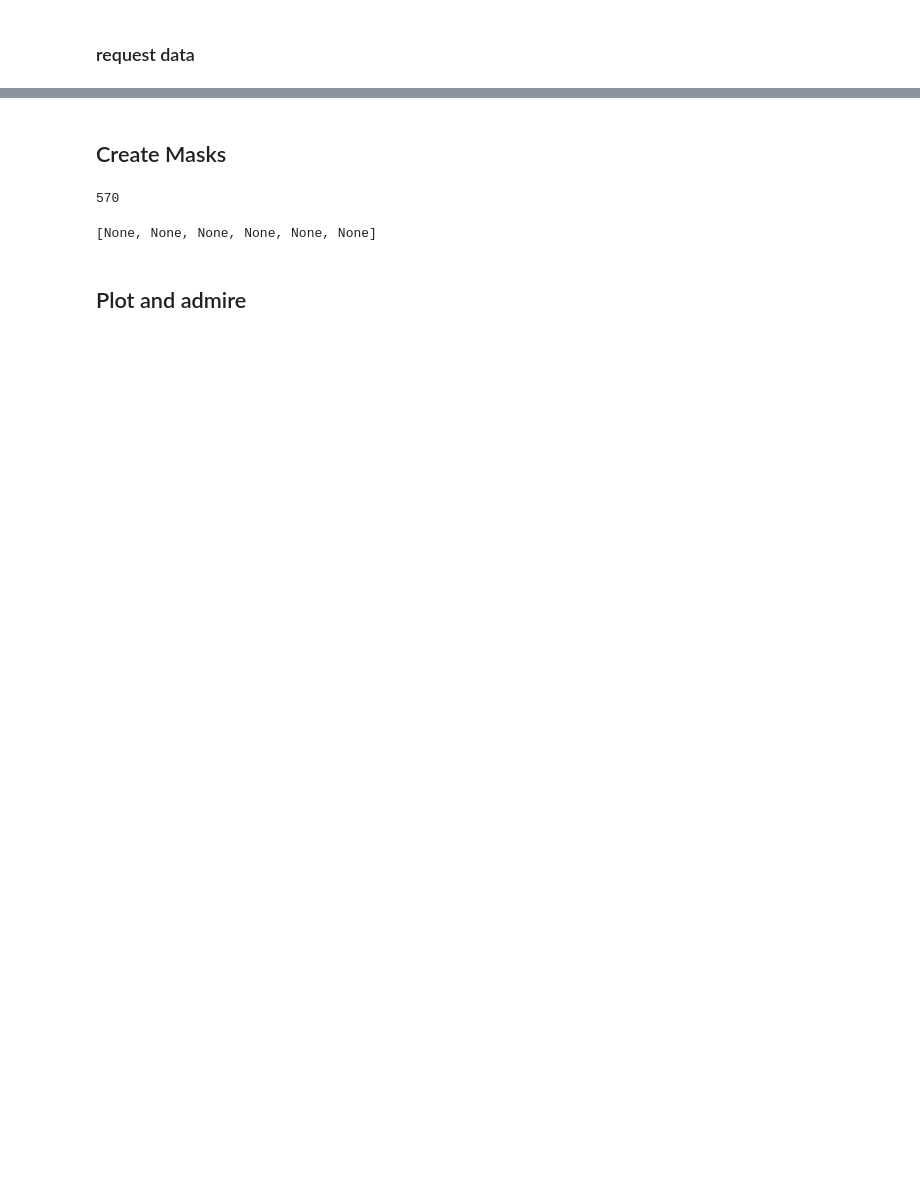
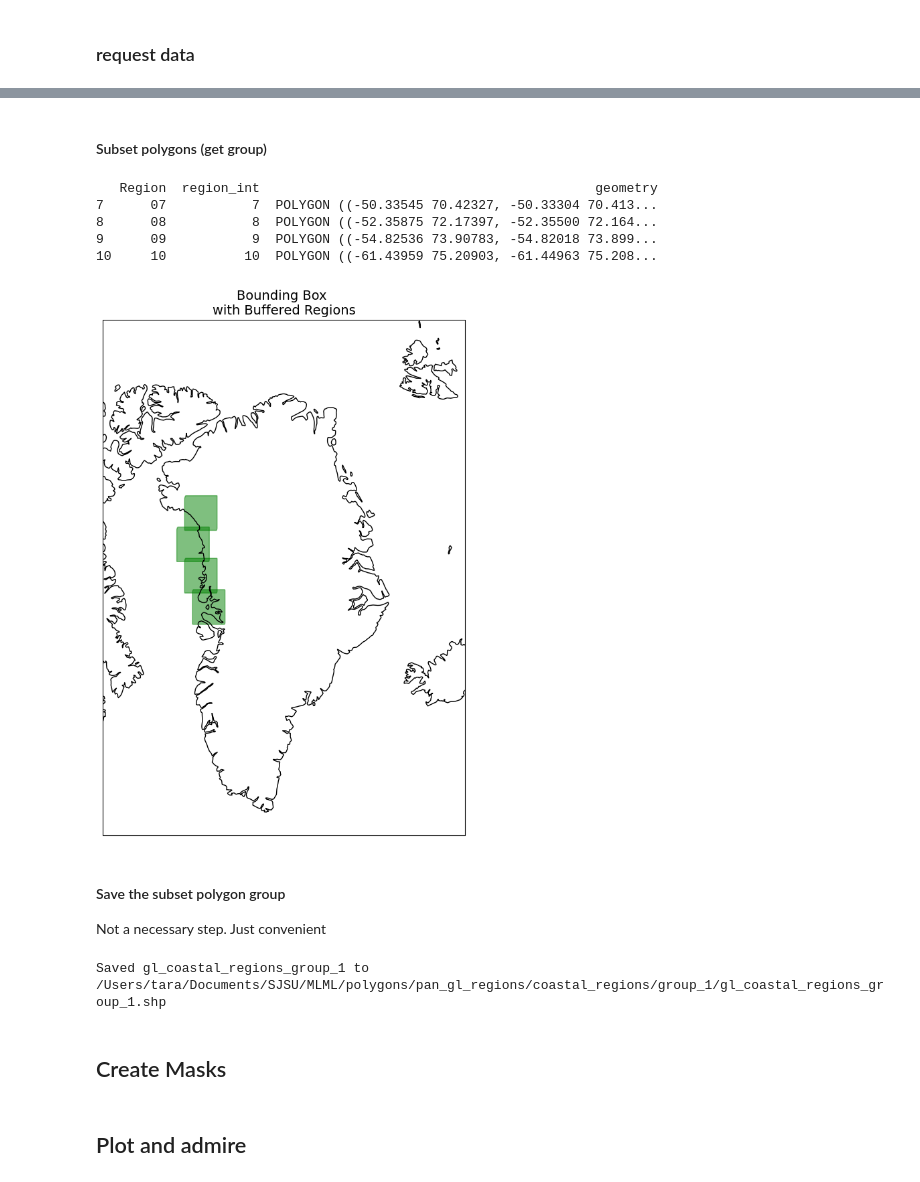
Before and after one commit to tparker1/chlora_plots, a Jupyter notebook: masking/create_masks.ipynb, the cells around one changed output, grey strips where cells are left out. Drawn from its saved outputs; the diff is of its cells as text; code cells hidden in the pictures; blank space fills up the shorter version.

Commit message:
Update create_masks to be more general

```diff
--- a/masking/create_masks.ipynb
+++ b/masking/create_masks.ipynb
@@ -46,0 +60,14 @@ polygons.geometry[0]
+# %%
+# Load polygons from shape file
+# TODO: Define the path to the shape file
+polygon_folder  = '/Users/tara/Documents/SJSU/MLML/polygons/pan_gl_regions/coastal_regions'
+polygon_file    = 'gl_coastal_regions.shp'
+polygon_filepath = os.path.join(polygon_folder, polygon_file)
+
+# expand the bounds of a polygon
+buffer_distance = 0.1
+
+polygons = helper.load_polygons(polygon_filepath, buffer_distance)
+
+print("The last 5 polygons: \n")
+print(polygons.tail())
@@ -47,6 +83,34 @@ polygons.geometry[0]
+# %% [markdown]
+#### Subset polygons (get group)
+# %%
+# group name should be unique or risk overwriting files in the output folder. can be a string or an integer
+group = 1
+regions = ['07', '08', '09', '10']
+polygons = polygons[polygons['Region'].isin(regions)]
+print(polygons)
+# %% [output]
+   Region  region_int                                           geometry
+7      07           7  POLYGON ((-50.33545 70.42327, -50.33304 70.413...
+8      08           8  POLYGON ((-52.35875 72.17397, -52.35500 72.164...
+9      09           9  POLYGON ((-54.82536 73.90783, -54.82018 73.899...
+10     10          10  POLYGON ((-61.43959 75.20903, -61.44963 75.208...
+# %%
+helper.plot_polygons(polygons)
+# %% [output]
+[figure, added]
+# %% [markdown]
+#### Save the subset polygon group
+
+Not a necessary step. Just convenient
+# %%
+# TODO: Set the path and name to save the masked regions.
+# also set the group name if you did not subset the polygons
+group = group # SET this name if you did not subset the polygons
+polygon_folder  = '/Users/tara/Documents/SJSU/MLML/polygons/pan_gl_regions/coastal_regions'
+filename   = f'gl_coastal_regions_group_{group}'
+
+helper.save_polygon_group(group, polygon_folder, filename, regions, polygons)
+# %% [output]
+Saved gl_coastal_regions_group_1 to /Users/tara/Documents/SJSU/MLML/polygons/pan_gl_regions/coastal_regions/group_1/gl_coastal_regions_group_1.shp
 # %% [markdown]
 ## Create Masks
-# %%
-len(lats)
-# %% [output]
-570
@@ -53,27 +124,38 @@ len(lats)
 # %%
-def create_mask(x):
+def create_mask(lats, lons, output_folder, index, row):
+    ## ATTENTION: CHANGE 'Region' TO YOUR POLYGON NAME (or set it to the index)
+    region_name = row['Region']
+    geometry = row['geometry']
+    mask_filename = f'masked_array_region_{str(region_name).zfill(3)}.pkl'
+
     # Create a 2D numpy mask
     mask = np.ones((len(lats), len(lons)))
 
+    total_iterations = len(lats)
+    progress_interval = total_iterations // 10
     # Check if each (lat, lon) is in the polygon and mask it if not
     for i in range(len(lats)):
         for j in range(len(lons)):
             point = Point(lons[j], lats[i])
-            if not point.within(polygons.geometry[x]):
+            if not point.within(geometry):
                 mask[i, j] = np.nan
+
+        # wonky progress bar (all threads will be printing to the console at the same time lol)
+        if (i + 1) % progress_interval == 0:
+            progress = (i + 1) / total_iterations * 100
+            print(f"{progress:.0f}ish% complete", end='\r')
 
     # Create a masked array
     masked_array = np.ma.masked_invalid(mask)
 
     # Save the masked array to a pickle file
-    if not os.path.exists(os.path.join('..', 'masks')):
-        os.makedirs(os.path.join('..', 'masks'))
-    with open(os.path.join('..', 'masks', 'masked_array'+str(x)+'.pkl'), 'wb') as f:
+    # UPDATE this path to the location where you want to save the masked arrays
+    if not os.path.exists(output_folder):
+        os.makedirs(output_folder)
+    with open(os.path.join(output_folder, mask_filename), 'wb') as f:
         pickle.dump(masked_array, f)
 
-# Run the create_mask function in parallel for the 6 polygons
-Parallel(n_jobs=-1)(delayed(create_mask)(x) for x in range(6))
+# Run the create_mask function in parallel for all of the polygons
+_ = Parallel(n_jobs=-1)(delayed(create_mask)(lats, lons, path_to_pkls_folder, index, row) for index, row in polygons.iterrows())
-# %% [output]
-[None, None, None, None, None, None]
 # %% [markdown]
 ## Plot and admire
```
Also changed, not shown: parts of 20 cells of this notebook, 1 other file.
